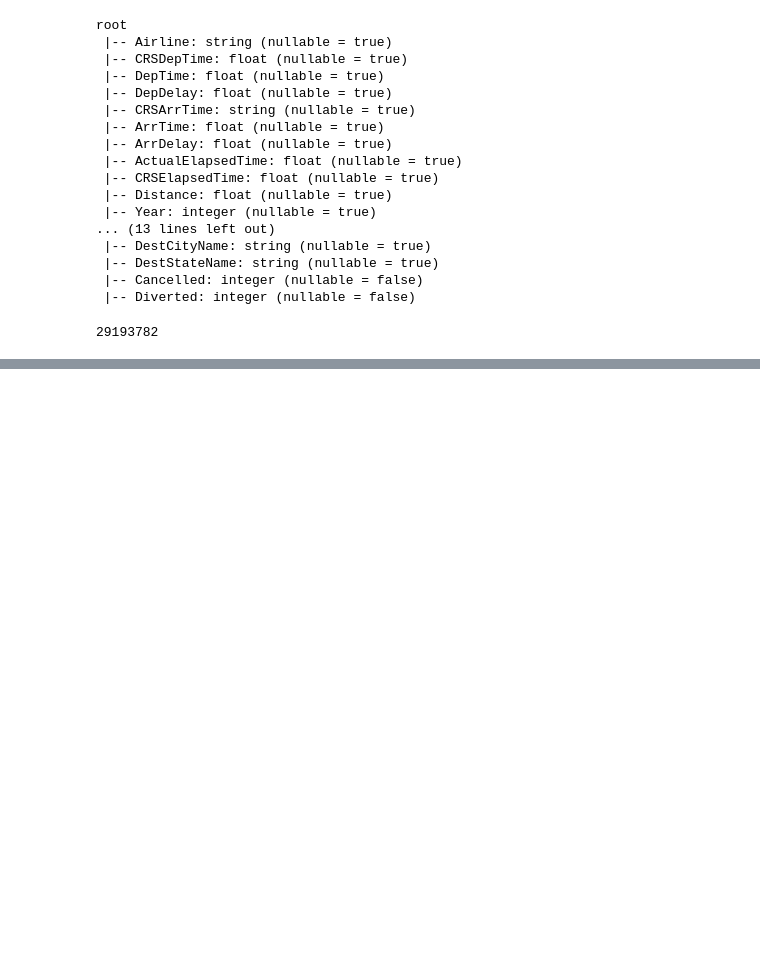
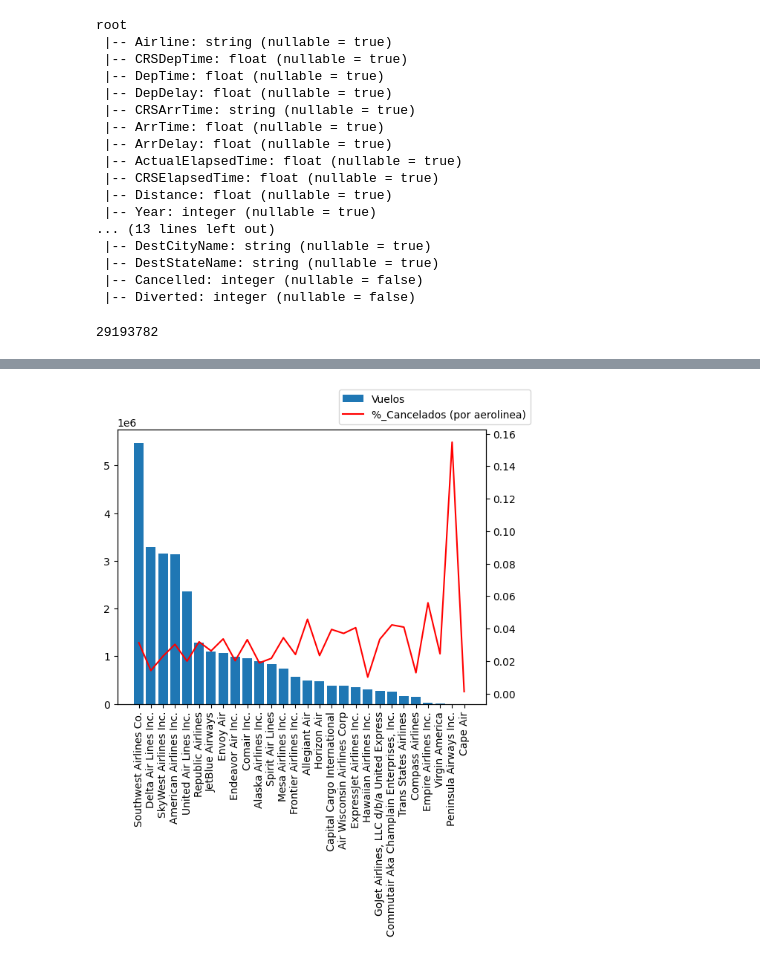
Before and after one commit to AndreeFlores/DatosMasivos, a Jupyter notebook: Tareas/Tarea.ipynb, the cells around one changed output, grey strips where cells are left out. Cells and saved outputs as stored; diff of their text form; code cells hidden in the pictures; blank space fills up the shorter version.

Commit message:
Analisis cancelados

```diff
--- a/Tareas/Tarea.ipynb
+++ b/Tareas/Tarea.ipynb
@@ -208,3 +211,34 @@ df.groupBy("Year").agg({
 |2021|0.0023736226548356264|
 |2020|0.0016746983561833125|
 +----+---------------------+
+# %%
+airlines = df.groupBy("airline").agg({
+    "Cancelled" : "avg",
+    "*" : "count"
+}).toPandas()
+# %%
+airlines.rename(columns={"count(1)":"vuelos","avg(Cancelled)" : "%_Cancelados"}, inplace = True)
+
+airlines.sort_values(by="vuelos", ascending=False,inplace=True)
+
+airlines.reset_index(inplace=True, drop=True)
+# %%
+fig, ax = plt.subplots(1, facecolor = "white")
+
+#airlines.plot(x="airline", y="vuelos", kind="bar", ax=ax, rot = 90)
+#airlines.plot(y="%_Cancelados", linestyle = "-", ax=ax,
+#              color="r", rot = 90, secondary_y=True)
+
+ax_2 = ax.twinx()
+
+ax.bar(x=airlines["airline"], height=airlines["vuelos"], label = "Vuelos")
+ax_2.plot(airlines["airline"], airlines["%_Cancelados"], color = "r"
+          , label = "%_Cancelados (por aerolinea)")
+
+ax.tick_params(axis="x", labelrotation = 90)
+
+fig.legend()
+
+plt.show()
+# %% [output]
+[figure, added]
```
Also changed, not shown: parts of 18 cells of this notebook.
